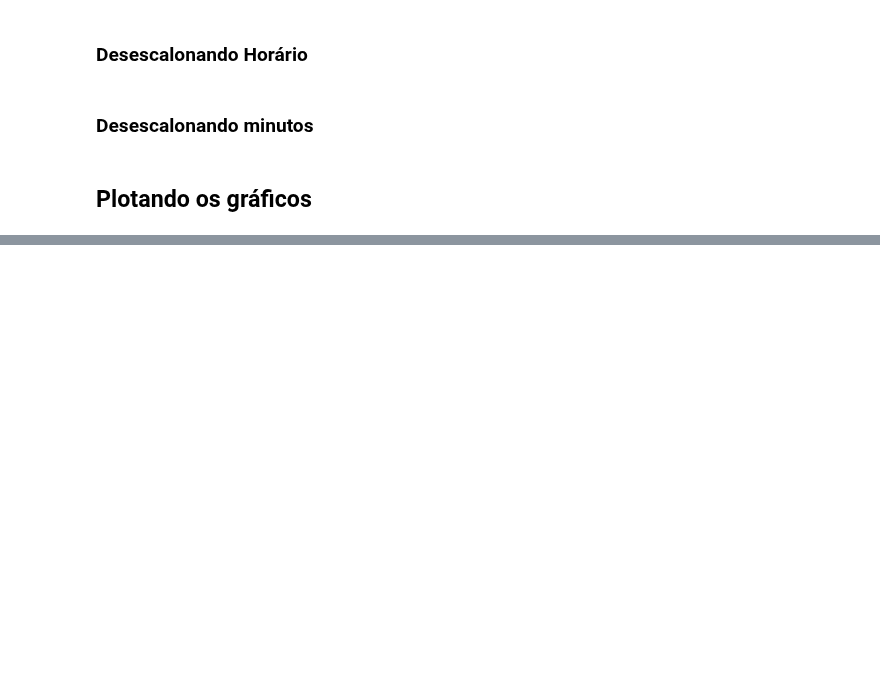
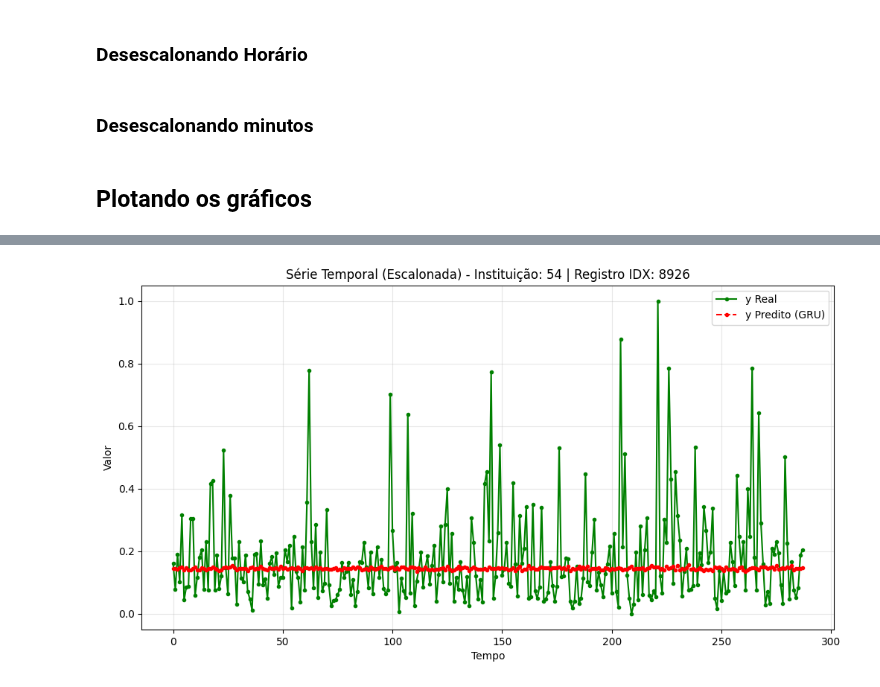
Before and after one commit to LarcesUece/GRANULARITY-PREDICTION, a Jupyter notebook: src/notebooks/avaliacao de modelos.ipynb, the cells around one changed output, grey strips where cells are left out. Cells and saved outputs as stored; diff of their text form; code cells hidden in the pictures; blank space fills up the shorter version.

```diff
--- a/src/notebooks/avaliacao de modelos.ipynb
+++ b/src/notebooks/avaliacao de modelos.ipynb
@@ -476,0 +462,44 @@ plt.show()
+# %%
+import matplotlib.pyplot as plt
+import random
+
+# Escolher um modelo, uma granularidade e uma instituição aleatória
+modelo_escolhido = 'GRU'
+gran_escolhida = '10minutos'
+inputs = inputs_hour # Alterar para inputs_day ou inputs_10min conforme a granularidade
+outputs = outputs_hour
+
+ids_instituicoes = X_test_h[:, 0]
+instituicoes_unicas = np.unique(ids_instituicoes)
+inst_escolhida = random.choice(instituicoes_unicas)
+
+# Encontrar os índices onde essa instituição aparece
+indices_inst = np.where(ids_instituicoes == inst_escolhida)[0]
+if len(indices_inst) > 0:
+    # Escolher um registro aleatório dessa instituição
+    idx_registro = random.choice(indices_inst)
+
+    # Extrair X, y_real e y_predito (usando os dados em escala)
+    y_real_registro = real[gran_escolhida][idx_registro, :]
+    y_pred_registro = predicoes[modelo_escolhido][gran_escolhida][idx_registro, :]
+
+    # Criar eixo de tempo (x-axis)
+    t_y = np.arange(len(y_real_registro))
+
+    # Plot
+    plt.figure(figsize=(12, 6))
+
+    plt.plot(t_y, y_real_registro, label='y Real', color='green', marker='.')
+    plt.plot(t_y, y_pred_registro, label=f'y Predito ({modelo_escolhido})', color='red', marker='.', linestyle='--')
+
+
+    plt.title(f'Série Temporal (Escalonada) - Instituição: {int(inst_escolhida)} | Registro IDX: {idx_registro}')
+    plt.xlabel('Tempo')
+    plt.ylabel('Valor')
+    plt.legend()
+    plt.grid(True, alpha=0.3)
+    plt.show()
+else:
+    print("Nenhum registro encontrado para essa instituição.")
+# %% [output]
+[figure, added]
```
Also changed, not shown: parts of 11 cells of this notebook, 5 other files.
